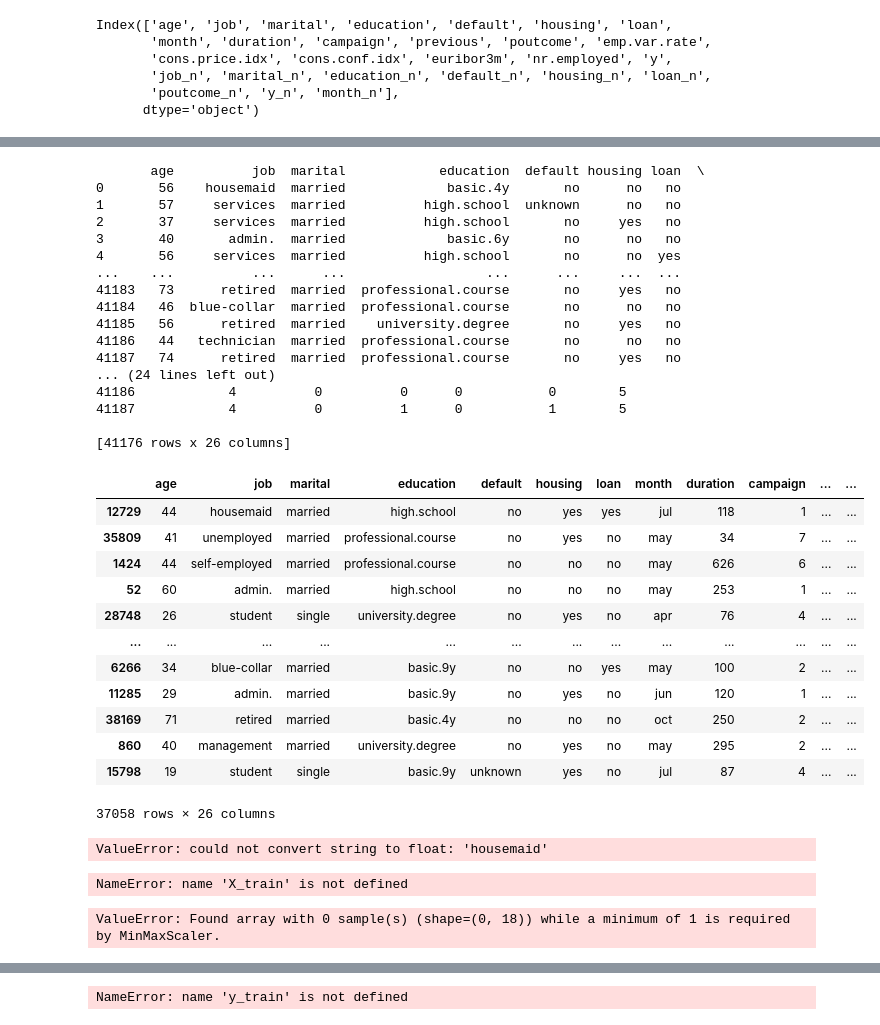
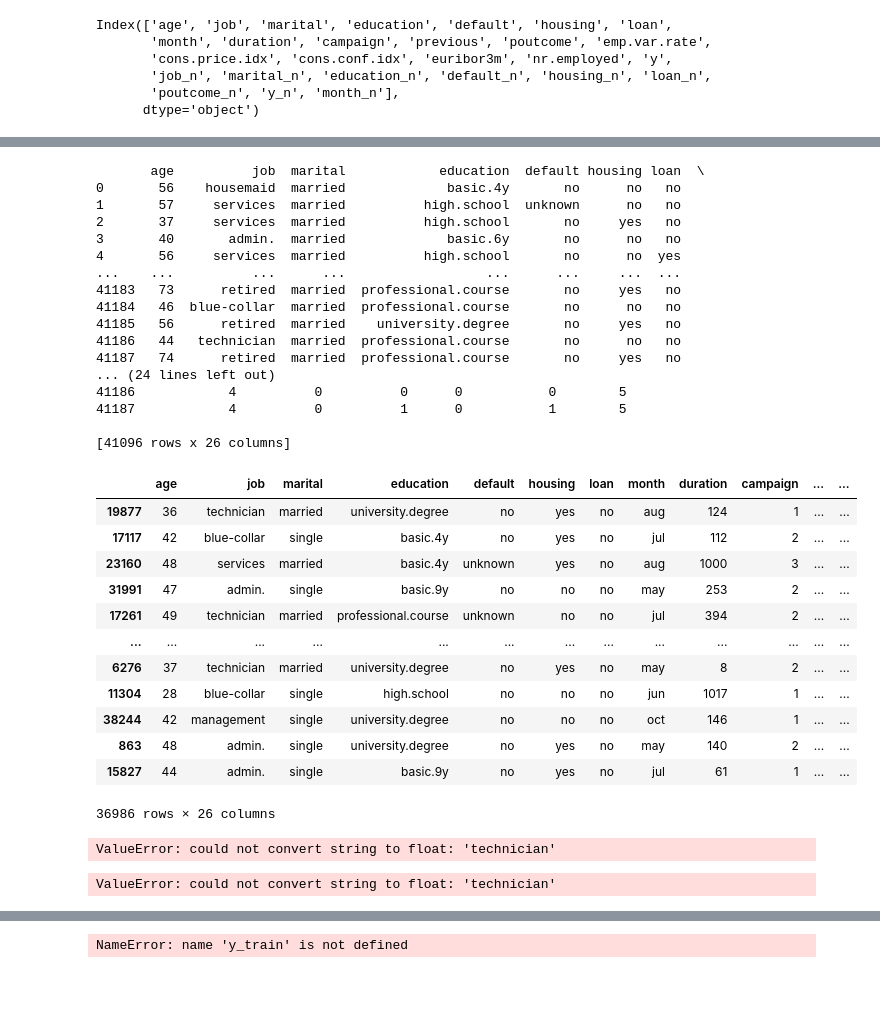
Before and after one commit to OlgaKurganova/regresion_logistica, a Jupyter notebook: src/explore.ipynb, the cells around one changed output, grey strips where cells are left out. Drawn from its saved outputs; the diff is of its cells as text; code cells hidden in the pictures; blank space fills up the shorter version.

```diff
--- a/src/explore.ipynb
+++ b/src/explore.ipynb
@@ -584,50 +592,53 @@ memory usage: 0.0+ bytes
 from sklearn.model_selection import train_test_split
 from sklearn.preprocessing import StandardScaler
 from sklearn.feature_selection import f_regression, SelectKBest
+# Min-Max scaler
 
 
-num_variables = ['y_n','age','duration', 'campaign', 'previous', 'poutcome', 'emp.var.rate','cons.price.idx', 'cons.conf.idx', 'euribor3m', 'nr.employed','job_n', 'marital_n', 'education_n', 'default_n', 'housing_n', 'loan_n','poutcome_n',  'month_n']
+
+
+num_variables = ["job_n", "marital_n", "education_n", "default_n", "housing_n", "loan_n", "contact_n", "month_n", "day_of_week_n", "poutcome_n","age", "duration", "campaign", "pdays", "previous", "emp.var.rate", "cons.price.idx", "cons.conf.idx", "euribor3m", "nr.employed", "y_n"]
 
 
 # Dividimos el conjunto de datos en características (X) y etiquetas (y)
-X = total_data_sinduplicados.drop("y_n", axis = 1)
-y = total_data_sinduplicados["y_n"]
+X = total_data_sin_outliers.drop("y_n", axis=1)
+y = total_data_sin_outliers["y_n"]
 print(X)
 
 X_train, X_test, y_train, y_test = train_test_split(X, y, test_size = 0.1, random_state = 42)
 
 X_train
 # %% [output]
        age          job  marital            education  default housing loan  \
 0       56    housemaid  married             basic.4y       no      no   no
 1       57     services  married          high.school  unknown      no   no
 2       37     services  married          high.school       no     yes   no
 3       40       admin.  married             basic.6y       no      no   no
 4       56     services  married          high.school       no      no  yes
 ...    ...          ...      ...                  ...      ...     ...  ...
 41183   73      retired  married  professional.course       no     yes   no
 41184   46  blue-collar  married  professional.course       no      no   no
 41185   56      retired  married    university.degree       no     yes   no
 41186   44   technician  married  professional.course       no      no   no
 41187   74      retired  married  professional.course       no     yes   no
 ... (24 lines left out)
 41186            4          0          0      0           0        5
 41187            4          0          1      0           1        5
 
-[41176 rows x 26 columns]
+[41096 rows x 26 columns]
 |  | age | job | marital | education | default | housing | loan | month | duration | campaign | ... | ... |
-| 12729 | 44 | housemaid | married | high.school | no | yes | yes | jul | 118 | 1 | ... | ... |
-| 35809 | 41 | unemployed | married | professional.course | no | yes | no | may | 34 | 7 | ... | ... |
-| 1424 | 44 | self-employed | married | professional.course | no | no | no | may | 626 | 6 | ... | ... |
-| 52 | 60 | admin. | married | high.school | no | no | no | may | 253 | 1 | ... | ... |
-| 28748 | 26 | student | single | university.degree | no | yes | no | apr | 76 | 4 | ... | ... |
+| 19877 | 36 | technician | married | university.degree | no | yes | no | aug | 124 | 1 | ... | ... |
+| 17117 | 42 | blue-collar | single | basic.4y | no | yes | no | jul | 112 | 2 | ... | ... |
+| 23160 | 48 | services | married | basic.4y | unknown | yes | no | aug | 1000 | 3 | ... | ... |
+| 31991 | 47 | admin. | single | basic.9y | no | no | no | may | 253 | 2 | ... | ... |
+| 17261 | 49 | technician | married | professional.course | unknown | no | no | jul | 394 | 2 | ... | ... |
 | ... | ... | ... | ... | ... | ... | ... | ... | ... | ... | ... | ... | ... |
-| 6266 | 34 | blue-collar | married | basic.9y | no | no | yes | may | 100 | 2 | ... | ... |
-| 11285 | 29 | admin. | married | basic.9y | no | yes | no | jun | 120 | 1 | ... | ... |
-| 38169 | 71 | retired | married | basic.4y | no | no | no | oct | 250 | 2 | ... | ... |
-| 860 | 40 | management | married | university.degree | no | yes | no | may | 295 | 2 | ... | ... |
-| 15798 | 19 | student | single | basic.9y | unknown | yes | no | jul | 87 | 4 | ... | ... |
+| 6276 | 37 | technician | married | university.degree | no | yes | no | may | 8 | 2 | ... | ... |
+| 11304 | 28 | blue-collar | single | high.school | no | no | no | jun | 1017 | 1 | ... | ... |
+| 38244 | 42 | management | single | university.degree | no | no | no | oct | 146 | 1 | ... | ... |
+| 863 | 48 | admin. | single | university.degree | no | yes | no | may | 140 | 2 | ... | ... |
+| 15827 | 44 | admin. | single | basic.9y | no | yes | no | jul | 61 | 1 | ... | ... |
-37058 rows × 26 columns
+36986 rows × 26 columns
 # %%
 # Feature selection
 
@@ -645,10 +656,10 @@ X_test_norm = pd.DataFrame(X_test_norm, index = X_test.index, columns = num_vari
 
 X_train_norm.head()
 # %% [output]
-ValueError: could not convert string to float: 'housemaid'
+ValueError: could not convert string to float: 'technician'
 # %%
 # Con un valor de k = 6 queremos decir implícitamente que queremos eliminar características del conjunto de datos
-selection_model = SelectKBest(f_regression, k = 6)
+selection_model = SelectKBest(f_regression, k = 5)
 selection_model.fit(X_train, y_train)
 
 ix = selection_model.get_support()
@@ -658,23 +669,5 @@ X_train_sel["y_n"] = list(y_train)
 X_test_sel["y_n"] = list(y_test)
 
 X_train_sel.head()
-
-X_train_sel.to_csv(r"/workspace/eda_2/data/processed/clean_train.csv", index = False)
-X_test_sel.to_csv(r"/workspace/eda_2/data/processed/clean_test.csv", index = False)
 # %% [output]
-NameError: name 'X_train' is not defined
+ValueError: could not convert string to float: 'technician'
-# %%
-# Min-Max scaler
-
-from sklearn.preprocessing import MinMaxScaler
-
-
-num_variables = ["job_n", "marital_n", "education_n", "default_n", "housing_n", "loan_n",  "month_n",  "poutcome_n",
-                 "age", "duration", "campaign", "previous", "emp.var.rate", "cons.price.idx", "cons.conf.idx", "euribor3m", "nr.employed", "y_n"]
-
-scaler = MinMaxScaler()
-scal_features = scaler.fit_transform(total_data_sin_outliers[num_variables])
-total_data_scal = pd.DataFrame(scal_features, index = total_data_sin_outliers.index, columns = num_variables)
-total_data_scal.head()
-# %% [output]
-ValueError: Found array with 0 sample(s) (shape=(0, 18)) while a minimum of 1 is required by MinMaxScaler.
```
Also changed, not shown: parts of 27 cells of this notebook.
